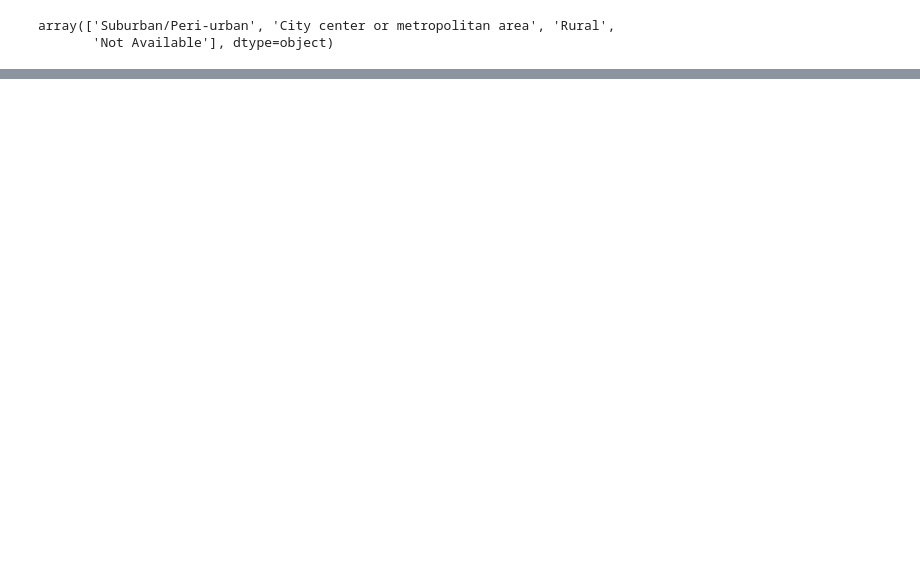
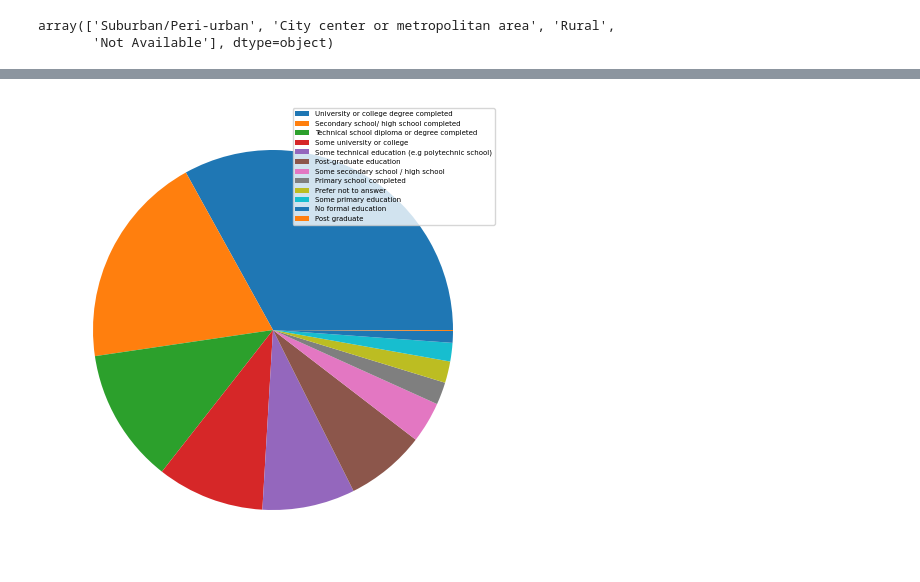
Before and after one commit to dsatyam09/06_Aspire-Intelligence-1-, a Jupyter notebook: pre_dataset.ipynb, the cells around one changed output, grey strips where cells are left out. Cells and saved outputs as stored; diff of their text form; code cells hidden in the pictures; blank space fills up the shorter version.

```diff
--- a/pre_dataset.ipynb
+++ b/pre_dataset.ipynb
@@ -261,0 +312,9 @@ array(['Suburban/Peri-urban', 'City center or metropolitan area', 'Rural',
+# %%
+geo_data = nonlabled_df.loc[nonlabled_df['geography'] == 'Rural']
+geo_data = geo_data[['education']]
+plt.pie(geo_data.value_counts())
+plt.legend(labels, loc="best",prop={'size': 5},)
+plt.tight_layout()
+plt.show()
+# %% [output]
+[figure, added]
```
Also changed, not shown: parts of 9 cells of this notebook.
